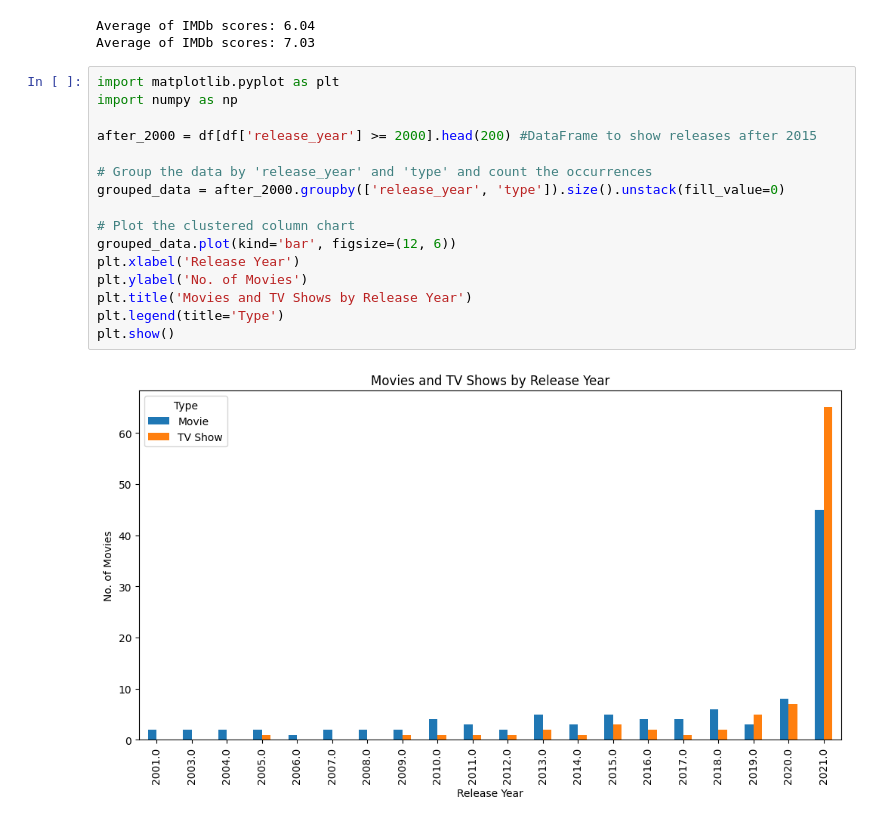
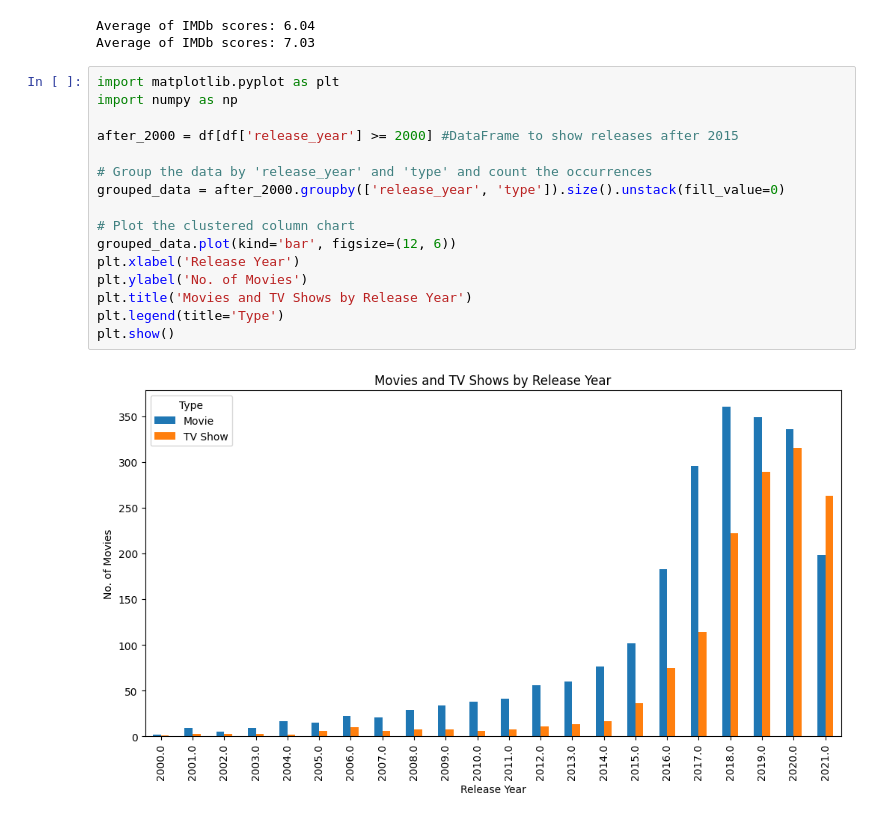
Before and after one commit to cinerarius/Netflix-Data-Analysis, a Jupyter notebook: Netflix_Data_Analysis.ipynb, the cells around one changed output. Drawn from its saved outputs; the diff is of its cells as text.

Commit message:
removed the head() from after_200 df

```diff
--- a/Netflix_Data_Analysis.ipynb
+++ b/Netflix_Data_Analysis.ipynb
@@ -56,21 +56,21 @@ Average of IMDb scores: 7.03
 # %%
 import matplotlib.pyplot as plt
 import numpy as np
 
-after_2000 = df[df['release_year'] >= 2000].head(200) #DataFrame to show releases after 2015
+after_2000 = df[df['release_year'] >= 2000] #DataFrame to show releases after 2015
 
 # Group the data by 'release_year' and 'type' and count the occurrences
 grouped_data = after_2000.groupby(['release_year', 'type']).size().unstack(fill_value=0)
 
 # Plot the clustered column chart
 grouped_data.plot(kind='bar', figsize=(12, 6))
 plt.xlabel('Release Year')
 plt.ylabel('No. of Movies')
 plt.title('Movies and TV Shows by Release Year')
 plt.legend(title='Type')
 plt.show()
 # %% [output]
-[figure, old version]
+[figure, new version]
 # %%
 import matplotlib.pyplot as plt
 
```
Also changed, not shown: parts of 1 cell of this notebook.
